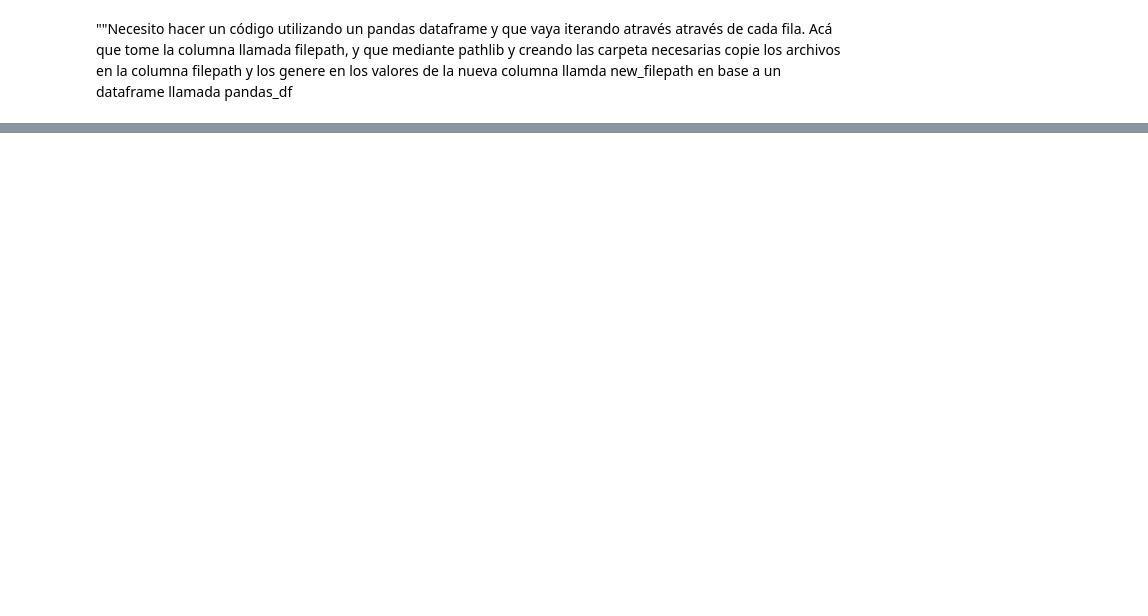
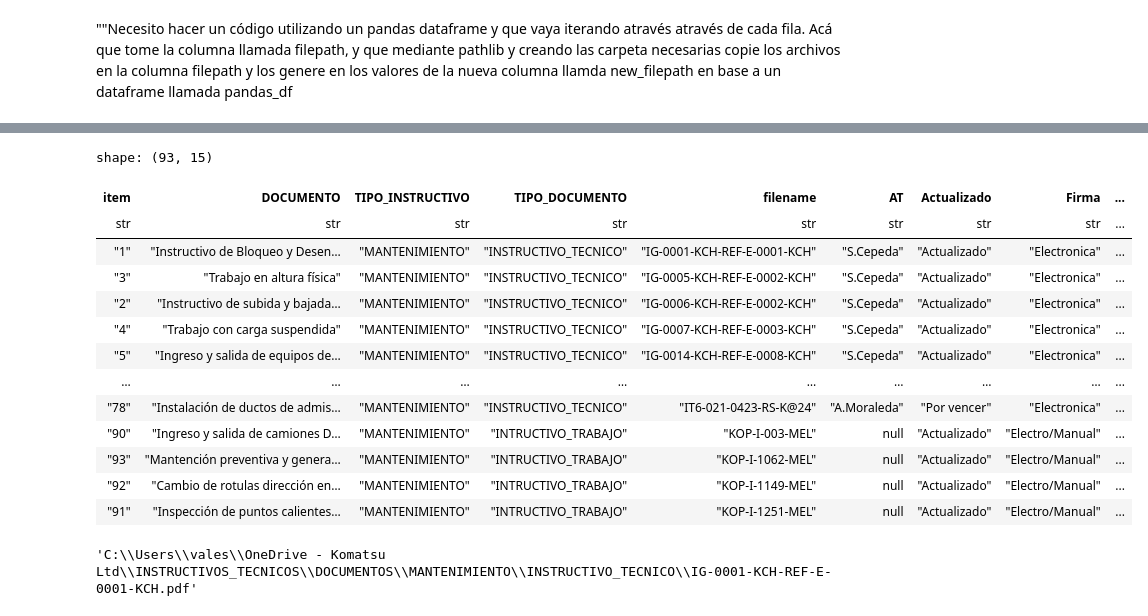
Before and after one commit to cecilvega/kverse, a Jupyter notebook: kdags_tests/IT.ipynb, the cells around one changed output, grey strips where cells are left out. Cells and saved outputs as stored; diff of their text form; code cells hidden in the pictures; blank space fills up the shorter version.

```diff
--- a/kdags_tests/IT.ipynb
+++ b/kdags_tests/IT.ipynb
@@ -54,6 +157,6 @@ shape: (93, 12)
 # %%
 # codigo para buscar archivos en una carpeta.
-dir_path = Path(os.environ["ONEDRIVE_LOCAL_PATH"]) / "INTRUCTIVOS_TECNICOS/DOCUMENTOS"
+dir_path = Path(os.environ["ONEDRIVE_LOCAL_PATH"]) / "INSTRUCTIVOS_TECNICOS/DOCUMENTOS"
 files = [str(f) for f in Path(dir_path).rglob("*") if f.is_file()]
 files_df = pl.DataFrame({"filepath": files})
 files_df
@@ -88,7 +191,7 @@ mezcla_df = (
         how="outer",  # Tipo de join (inner por defecto)
     ).with_columns(
         new_filepath=pl.lit(os.environ["ONEDRIVE_LOCAL_PATH"])
-        + pl.lit("\\INSTURCTIVOS_TECNICOS\\DOCUMENTOS\\")
+        + pl.lit("\\INSTRUCTIVOS_TECNICOS\\DOCUMENTOS\\")
         + pl.col("TIPO_INSTRUCTIVO")
         + pl.lit("\\")
         + pl.col("TIPO_DOCUMENTO")
@@ -99,4 +202,4 @@ mezcla_df = (
     # .filter((pl.col("filepath").is_not_null()) & (pl.col("new_filepath").is_not_null()))
     # .drop_nulls(subset=["filepath", "new_filepath"])
 )
-# mezcla_df.filter(mezcla_df["filename_right"].is_null())  # ["filename"].to_list()
+mezcla_df.filter(mezcla_df["filename_right"].is_null())  # ["filename"].to_list()
@@ -218,0 +345,21 @@ Archivos con errores: 0
+# %%
+mezcla_df
+# %% [output]
+shape: (93, 15)
+| item | DOCUMENTO | TIPO_INSTRUCTIVO | TIPO_DOCUMENTO | filename | AT | Actualizado | Firma | ... |
+| str | str | str | str | str | str | str | str | ... |
+| "1" | "Instructivo de Bloqueo y Desen… | "MANTENIMIENTO" | "INSTRUCTIVO_TECNICO" | "IG-0001-KCH-REF-E-0001-KCH" | "S.Cepeda" | "Actualizado" | "Electronica" | ... |
+| "3" | "Trabajo en altura física" | "MANTENIMIENTO" | "INSTRUCTIVO_TECNICO" | "IG-0005-KCH-REF-E-0002-KCH" | "S.Cepeda" | "Actualizado" | "Electronica" | ... |
+| "2" | "Instructivo de subida y bajada… | "MANTENIMIENTO" | "INSTRUCTIVO_TECNICO" | "IG-0006-KCH-REF-E-0002-KCH" | "S.Cepeda" | "Actualizado" | "Electronica" | ... |
+| "4" | "Trabajo con carga suspendida" | "MANTENIMIENTO" | "INSTRUCTIVO_TECNICO" | "IG-0007-KCH-REF-E-0003-KCH" | "S.Cepeda" | "Actualizado" | "Electronica" | ... |
+| "5" | "Ingreso y salida de equipos de… | "MANTENIMIENTO" | "INSTRUCTIVO_TECNICO" | "IG-0014-KCH-REF-E-0008-KCH" | "S.Cepeda" | "Actualizado" | "Electronica" | ... |
+| … | … | … | … | … | … | … | … | ... |
+| "78" | "Instalación de ductos de admis… | "MANTENIMIENTO" | "INSTRUCTIVO_TECNICO" | "IT6-021-0423-RS-K@24" | "A.Moraleda" | "Por vencer" | "Electronica" | ... |
+| "90" | "Ingreso y salida de camiones D… | "MANTENIMIENTO" | "INTRUCTIVO_TRABAJO" | "KOP-I-003-MEL" | null | "Actualizado" | "Electro/Manual" | ... |
+| "93" | "Mantención preventiva y genera… | "MANTENIMIENTO" | "INTRUCTIVO_TRABAJO" | "KOP-I-1062-MEL" | null | "Actualizado" | "Electro/Manual" | ... |
+| "92" | "Cambio de rotulas dirección en… | "MANTENIMIENTO" | "INTRUCTIVO_TRABAJO" | "KOP-I-1149-MEL" | null | "Actualizado" | "Electro/Manual" | ... |
+| "91" | "Inspección de puntos calientes… | "MANTENIMIENTO" | "INTRUCTIVO_TRABAJO" | "KOP-I-1251-MEL" | null | "Actualizado" | "Electro/Manual" | ... |
+# %%
+mezcla_df["new_filepath"][0]
+# %% [output]
+'C:\\Users\\vales\\OneDrive - Komatsu Ltd\\INSTRUCTIVOS_TECNICOS\\DOCUMENTOS\\MANTENIMIENTO\\INSTRUCTIVO_TECNICO\\IG-0001-KCH-REF-E-0001-KCH.pdf'
```
Also changed, not shown: parts of 12 cells of this notebook.
